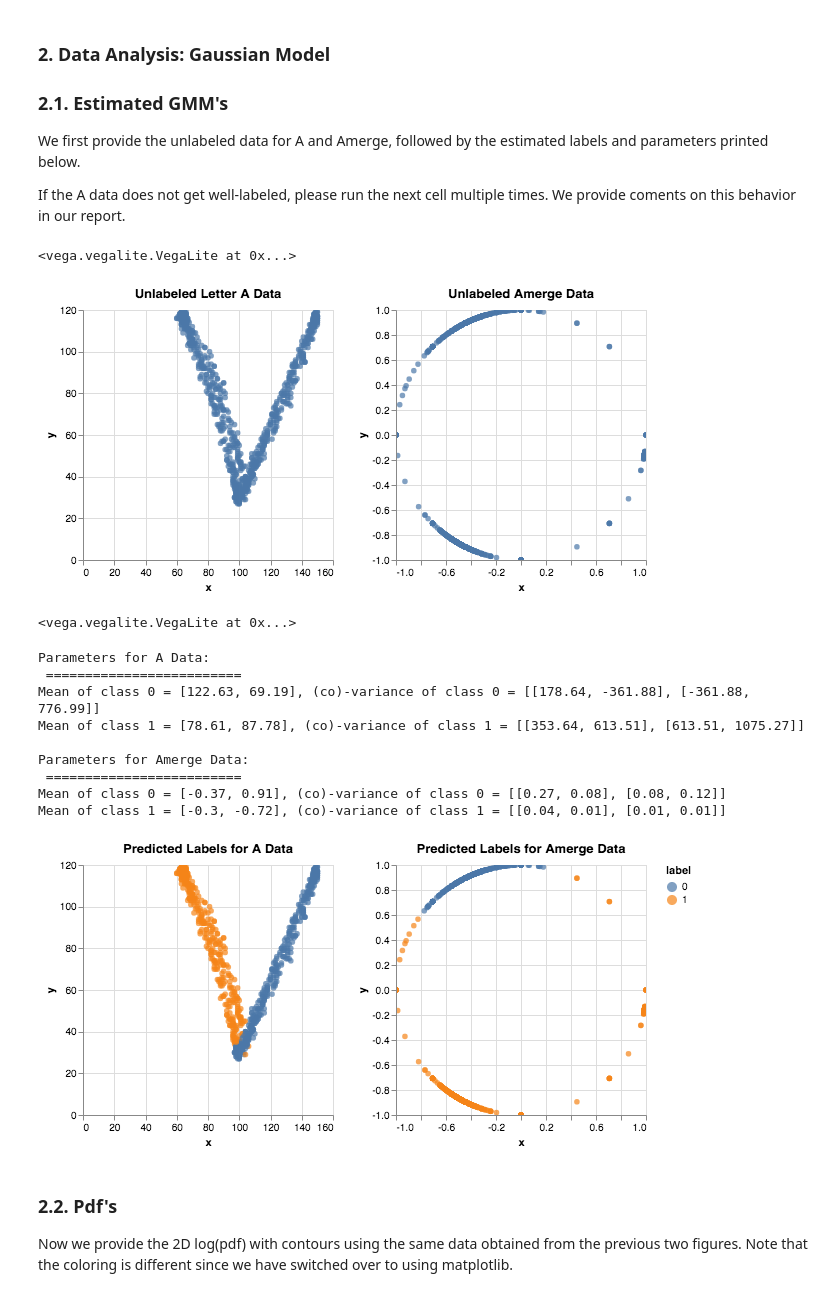
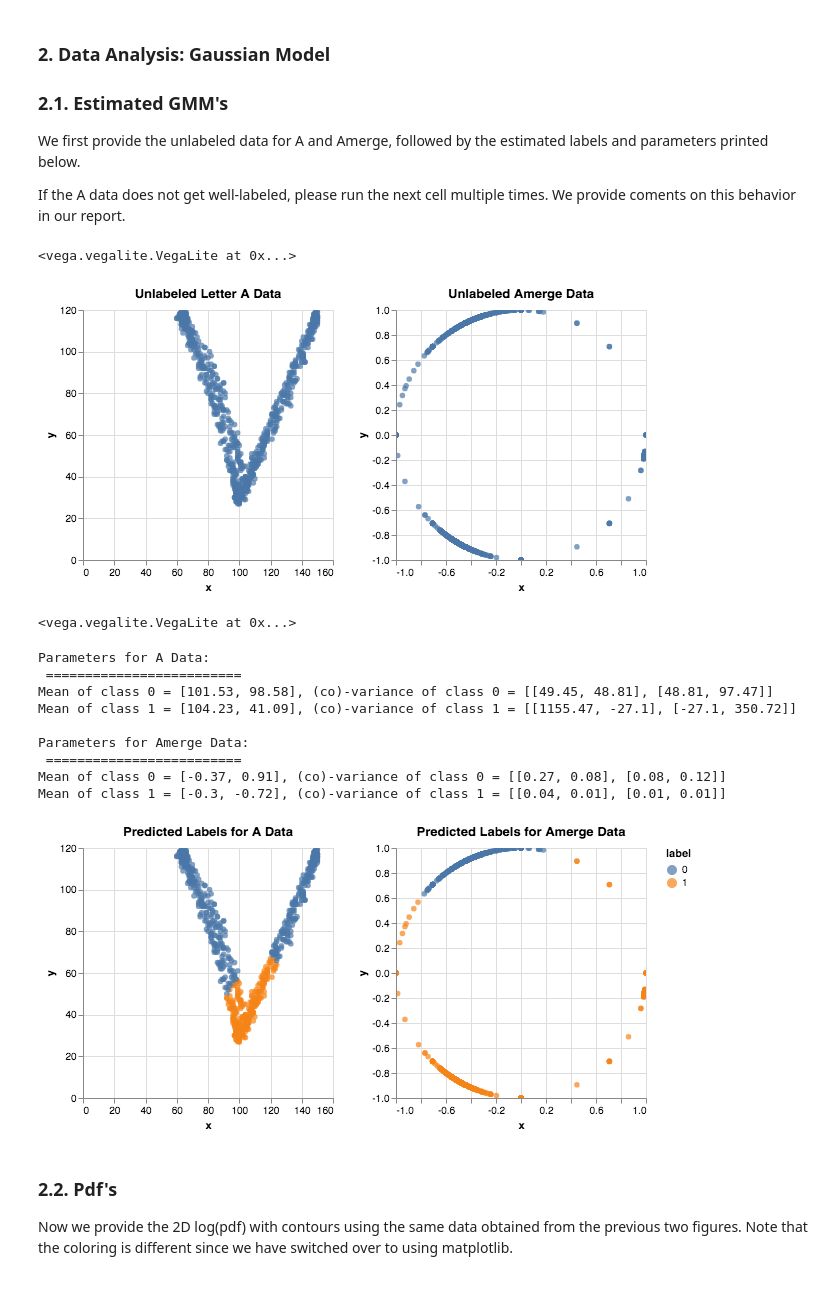
Before and after one commit to juli31/ProbabilisticDataMining, a Jupyter notebook: lab1/notebook.ipynb, the cells around one changed output. Saved outputs shown, nothing was run; the diff lists cells and outputs as text; code cells hidden in the pictures.

```diff
--- a/lab1/notebook.ipynb
+++ b/lab1/notebook.ipynb
@@ -52,40 +44,55 @@ We first provide the unlabeled data for A and Amerge, followed by the estimated
 If the A data does not get well-labeled, please run the next cell multiple times. We provide coments on this behavior in our report.
 # %%
 GMM = mixture.GaussianMixture(n_components = 2)
-AmergeGMM = mixture.GaussianMixture(n_components = 2)
+
+#Getting all A letter data amd removing points where x < 0
+A = util.get_data("./Unistroke/",*[f for f in os.listdir("./Unistroke/") if ((f[0] == 'A') and (f[1] != 'm'))])
+
+flag = 0
+for item in list(A):
+    if item[0] < 0:
+        continue
+    elif flag == 0:
+        new = np.array(item)
+        flag = 1
+    else:
+        new = np.vstack((new, item))
+A = new
+
 A_labeled_df = util.df_fromarr(x = [x[0] for x in A],\
                                     y = [x[1] for x in A],\
                                     label= GMM.fit_predict(A))
-
+#Getting all Amerge Data
 Amerge = util.get_data("./Unistroke/", "Amerge.txt")
 Amerge_labeled_df = util.df_fromarr(x = [x[0] for x in Amerge],\
                                     y = [x[1] for x in Amerge],\
                                     label= GMM.fit_predict(Amerge))
 
+#Plotting unabeled, and predicted labels for both A and Amerge & printing parameters
 util.plot(util.df_fromarr(x = [x[0] for x in A],\
                         y = [x[1] for x in A]), "Unlabeled Letter A Data",\
           util.df_fromarr(x=[x[0] for x in Amerge],\
                           y=[x[1] for x in Amerge]), "Unlabeled Amerge Data")
 
 util.plot(A_labeled_df, "Predicted Labels for A Data",\
         Amerge_labeled_df, "Predicted Labels for Amerge Data")
 
 util.mean_variance(A_labeled_df, name = "A Data")
 util.mean_variance(Amerge_labeled_df, name = "Amerge Data")
 # %% [output]
 <vega.vegalite.VegaLite at 0x...>
 [figure]
 <vega.vegalite.VegaLite at 0x...>
 Parameters for A Data:
  =========================
-Mean of class 0 = [122.63, 69.19], (co)-variance of class 0 = [[178.64, -361.88], [-361.88, 776.99]]
-Mean of class 1 = [78.61, 87.78], (co)-variance of class 1 = [[353.64, 613.51], [613.51, 1075.27]]
+Mean of class 0 = [101.53, 98.58], (co)-variance of class 0 = [[49.45, 48.81], [48.81, 97.47]]
+Mean of class 1 = [104.23, 41.09], (co)-variance of class 1 = [[1155.47, -27.1], [-27.1, 350.72]]
 
 Parameters for Amerge Data:
  =========================
 Mean of class 0 = [-0.37, 0.91], (co)-variance of class 0 = [[0.27, 0.08], [0.08, 0.12]]
 Mean of class 1 = [-0.3, -0.72], (co)-variance of class 1 = [[0.04, 0.01], [0.01, 0.01]]
-[figure, old version]
+[figure, new version]
 # %% [markdown]
 ### 2.2. Pdf's
 Now we provide the 2D log(pdf) with contours using the same data obtained from the previous two figures. Note that the coloring is different since we have switched over to using matplotlib.
```
Also changed, not shown: parts of 13 cells of this notebook, 1 other file.
